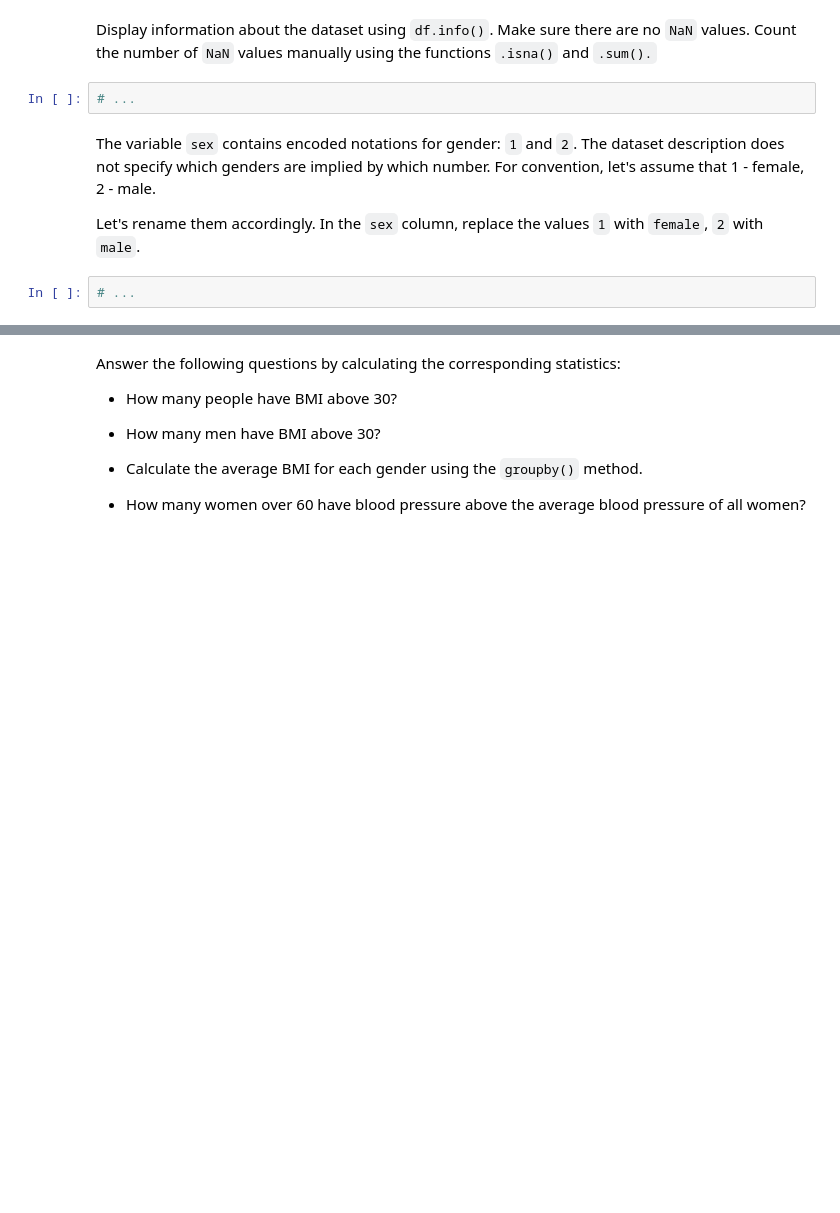
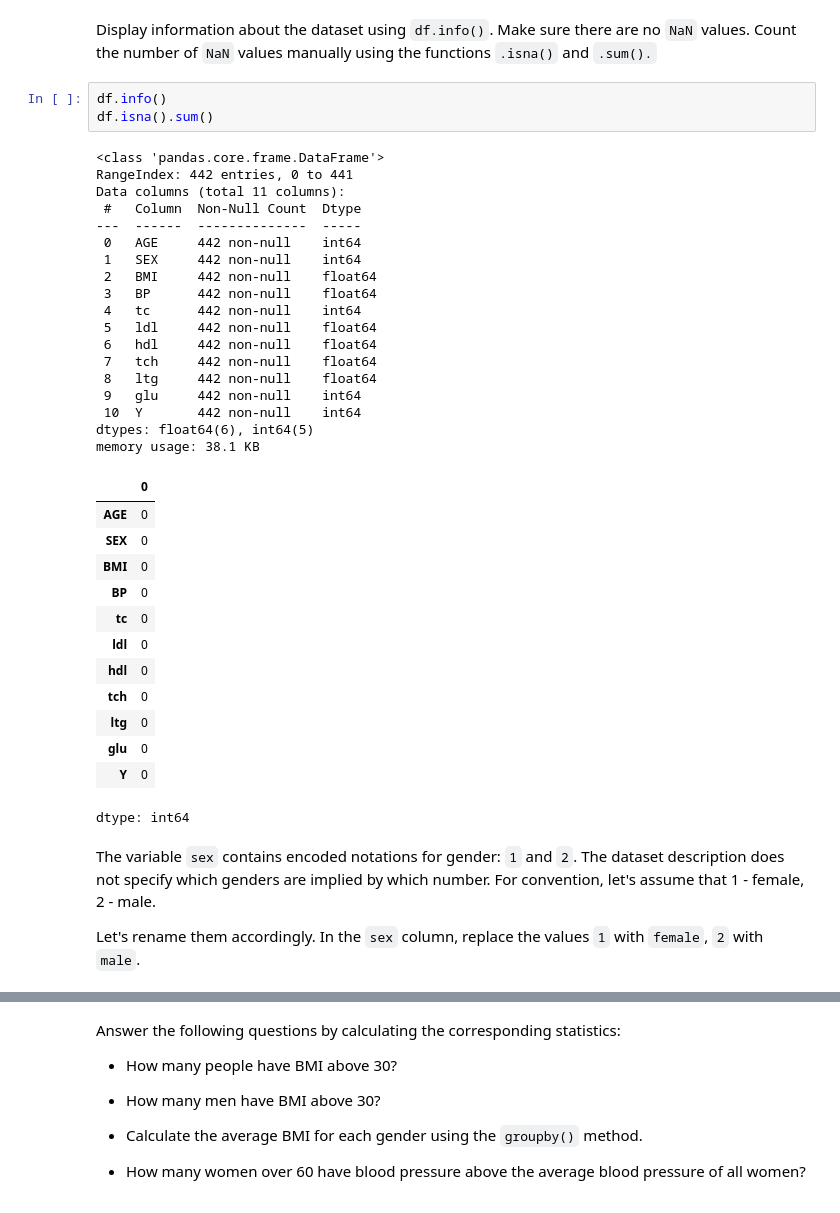
Before and after one commit to vlada-kazantsevaa/homeworks, a Jupyter notebook: Homeworks/hw-1/HW_1_(EDA).ipynb, the cells around one changed output, grey strips where cells are left out. Cells and saved outputs as stored; diff of their text form; blank space fills up the shorter version.

```diff
--- a/Homeworks/hw-1/HW_1_(EDA).ipynb
+++ b/Homeworks/hw-1/HW_1_(EDA).ipynb
@@ -169,13 +167,44 @@ df.dtypes
 dtype: object
 # %% [markdown]
 Display information about the dataset using `df.info()`. Make sure there are no `NaN` values. Count the number of `NaN` values manually using the functions `.isna()` and `.sum().`
-# %%
-# ...
+# %%
+df.info()
+df.isna().sum()
+# %% [output]
+<class 'pandas.core.frame.DataFrame'>
+RangeIndex: 442 entries, 0 to 441
+Data columns (total 11 columns):
+ #   Column  Non-Null Count  Dtype
+---  ------  --------------  -----
+ 0   AGE     442 non-null    int64
+ 1   SEX     442 non-null    int64
+ 2   BMI     442 non-null    float64
+ 3   BP      442 non-null    float64
+ 4   tc      442 non-null    int64
+ 5   ldl     442 non-null    float64
+ 6   hdl     442 non-null    float64
+ 7   tch     442 non-null    float64
+ 8   ltg     442 non-null    float64
+ 9   glu     442 non-null    int64
+ 10  Y       442 non-null    int64
+dtypes: float64(6), int64(5)
+memory usage: 38.1 KB
+|  | 0 |
+| AGE | 0 |
+| SEX | 0 |
+| BMI | 0 |
+| BP | 0 |
+| tc | 0 |
+| ldl | 0 |
+| hdl | 0 |
+| tch | 0 |
+| ltg | 0 |
+| glu | 0 |
+| Y | 0 |
+dtype: int64
 # %% [markdown]
 The variable `sex` contains encoded notations for gender: `1` and `2`.
 The dataset description does not specify which genders are implied by which number.
 For convention, let's assume that 1 - female, 2 - male.
 
 Let's rename them accordingly. In the `sex` column, replace the values `1` with `female`, `2` with `male`.
-# %%
-# ...
```
Also changed, not shown: parts of 7 cells of this notebook.
